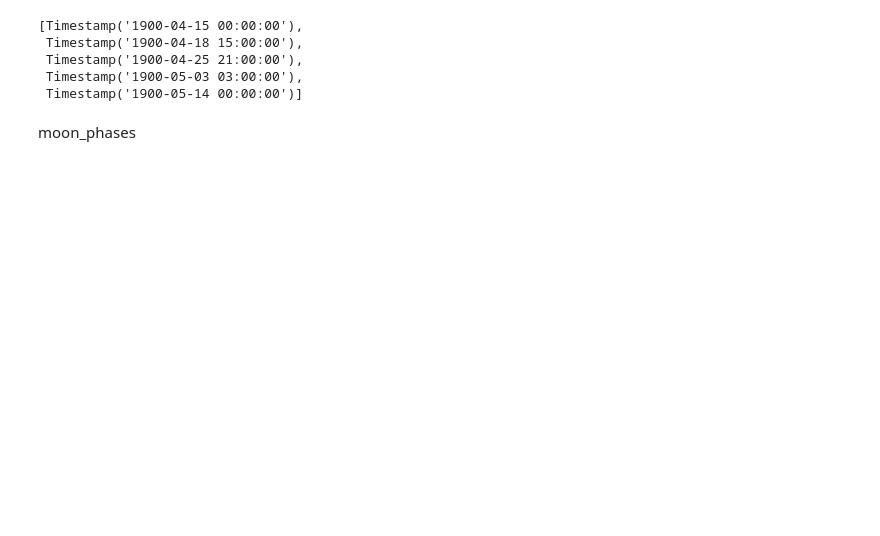
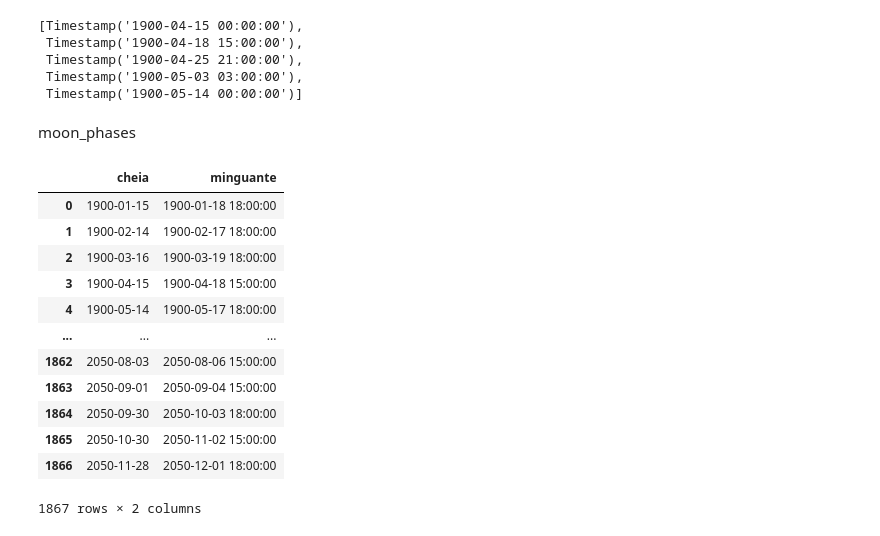
Before and after one commit to cascaschatz/SharkAttack, a Jupyter notebook: Limpeza de Dados.ipynb, the cells around one changed output. Cells and saved outputs as stored; diff of their text form; code cells hidden in the pictures; blank space fills up the shorter version.

Commit message:
moon_phase

```diff
--- a/Limpeza de Dados.ipynb
+++ b/Limpeza de Dados.ipynb
@@ -327,0 +359,20 @@ moon_phases
+# %%
+moon_phases.columns=['cheia','minguante', 'nova', 'crescente','cheia2']
+# %%
+moon_phases=moon_phases[['cheia','minguante', 'nova', 'crescente']]
+# %%
+moon_phases[['cheia', 'minguante']]
+# %% [output]
+|  | cheia | minguante |
+| 0 | 1900-01-15 | 1900-01-18 18:00:00 |
+| 1 | 1900-02-14 | 1900-02-17 18:00:00 |
+| 2 | 1900-03-16 | 1900-03-19 18:00:00 |
+| 3 | 1900-04-15 | 1900-04-18 15:00:00 |
+| 4 | 1900-05-14 | 1900-05-17 18:00:00 |
+| ... | ... | ... |
+| 1862 | 2050-08-03 | 2050-08-06 15:00:00 |
+| 1863 | 2050-09-01 | 2050-09-04 15:00:00 |
+| 1864 | 2050-09-30 | 2050-10-03 18:00:00 |
+| 1865 | 2050-10-30 | 2050-11-02 15:00:00 |
+| 1866 | 2050-11-28 | 2050-12-01 18:00:00 |
+1867 rows × 2 columns
```
Also changed, not shown: parts of 9 cells of this notebook, 1 other file.
